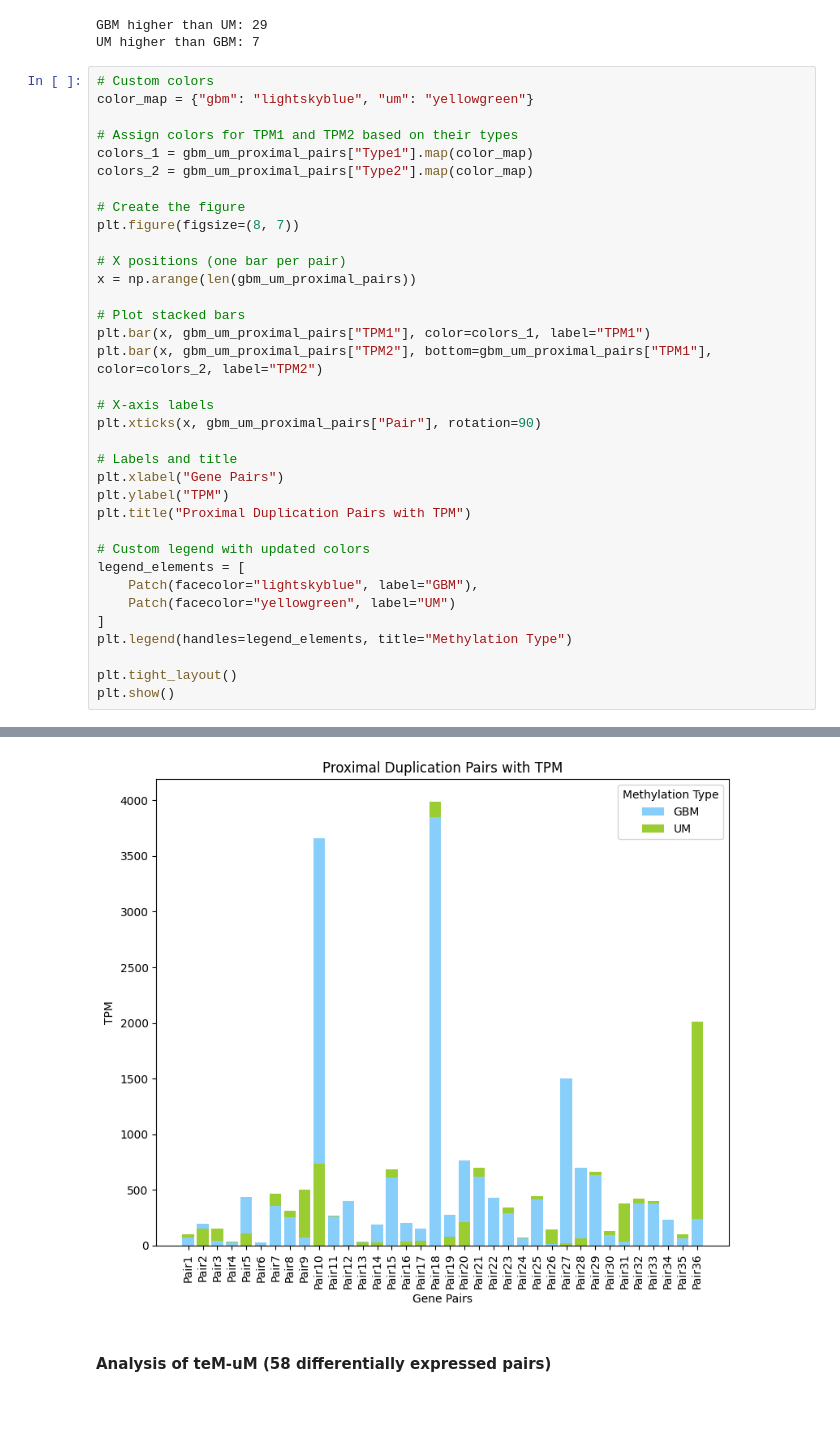
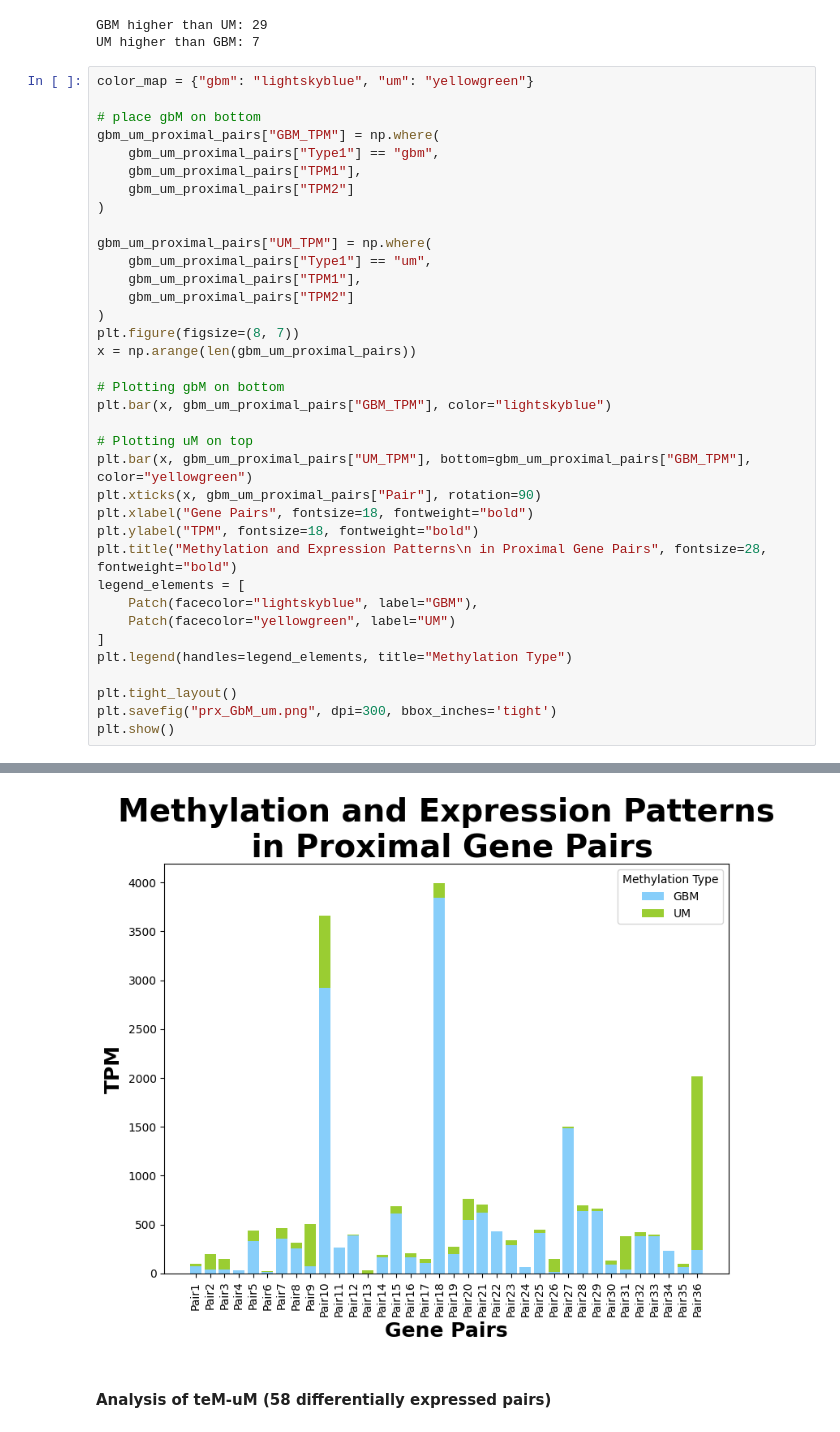
Before and after one commit to nmolina-git/methylation_Leuceana, a Jupyter notebook: ExpressionAnalysis/expressionGraphs.ipynb, the cells around one changed output, grey strips where cells are left out. Drawn from its saved outputs; the diff is of its cells as text.

```diff
--- a/ExpressionAnalysis/expressionGraphs.ipynb
+++ b/ExpressionAnalysis/expressionGraphs.ipynb
@@ -1456,32 +1424,32 @@ print(f"UM higher than GBM: {um_higher}")
 GBM higher than UM: 29
 UM higher than GBM: 7
 # %%
-# Custom colors
 color_map = {"gbm": "lightskyblue", "um": "yellowgreen"}
 
-# Assign colors for TPM1 and TPM2 based on their types
-colors_1 = gbm_um_proximal_pairs["Type1"].map(color_map)
-colors_2 = gbm_um_proximal_pairs["Type2"].map(color_map)
+# place gbM on bottom
+gbm_um_proximal_pairs["GBM_TPM"] = np.where(
+    gbm_um_proximal_pairs["Type1"] == "gbm",
+    gbm_um_proximal_pairs["TPM1"],
+    gbm_um_proximal_pairs["TPM2"]
+)
 
-# Create the figure
+gbm_um_proximal_pairs["UM_TPM"] = np.where(
+    gbm_um_proximal_pairs["Type1"] == "um",
+    gbm_um_proximal_pairs["TPM1"],
+    gbm_um_proximal_pairs["TPM2"]
+)
 plt.figure(figsize=(8, 7))
-
-# X positions (one bar per pair)
 x = np.arange(len(gbm_um_proximal_pairs))
 
-# Plot stacked bars
-plt.bar(x, gbm_um_proximal_pairs["TPM1"], color=colors_1, label="TPM1")
-plt.bar(x, gbm_um_proximal_pairs["TPM2"], bottom=gbm_um_proximal_pairs["TPM1"], color=colors_2, label="TPM2")
+# Plotting gbM on bottom
+plt.bar(x, gbm_um_proximal_pairs["GBM_TPM"], color="lightskyblue")
 
-# X-axis labels
+# Plotting uM on top
+plt.bar(x, gbm_um_proximal_pairs["UM_TPM"], bottom=gbm_um_proximal_pairs["GBM_TPM"], color="yellowgreen")
 plt.xticks(x, gbm_um_proximal_pairs["Pair"], rotation=90)
-
-# Labels and title
-plt.xlabel("Gene Pairs")
-plt.ylabel("TPM")
-plt.title("Proximal Duplication Pairs with TPM")
-
-# Custom legend with updated colors
+plt.xlabel("Gene Pairs", fontsize=18, fontweight="bold")
+plt.ylabel("TPM", fontsize=18, fontweight="bold")
+plt.title("Methylation and Expression Patterns\n in Proximal Gene Pairs", fontsize=28, fontweight="bold")
 legend_elements = [
     Patch(facecolor="lightskyblue", label="GBM"),
     Patch(facecolor="yellowgreen", label="UM")
@@ -1489,5 +1457,6 @@ legend_elements = [
 plt.legend(handles=legend_elements, title="Methylation Type")
 
 plt.tight_layout()
+plt.savefig("prx_GbM_um.png", dpi=300, bbox_inches='tight')
 plt.show()
 # %% [output]
@@ -1494,4 +1468,4 @@ plt.show()
-[figure, old version]
+[figure, new version]
 # %% [markdown]
 #### Analysis of teM-uM (58 differentially expressed pairs)
 # %%
```
Also changed, not shown: parts of 50 cells of this notebook.
